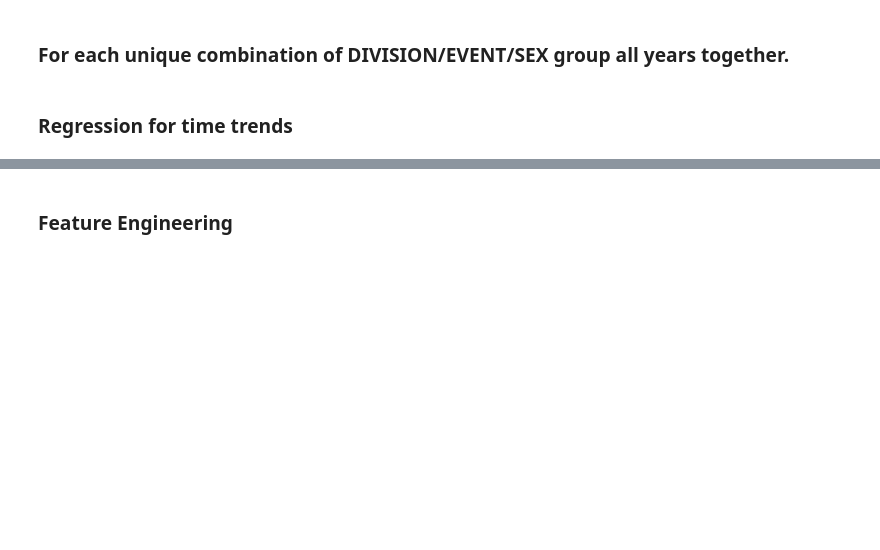
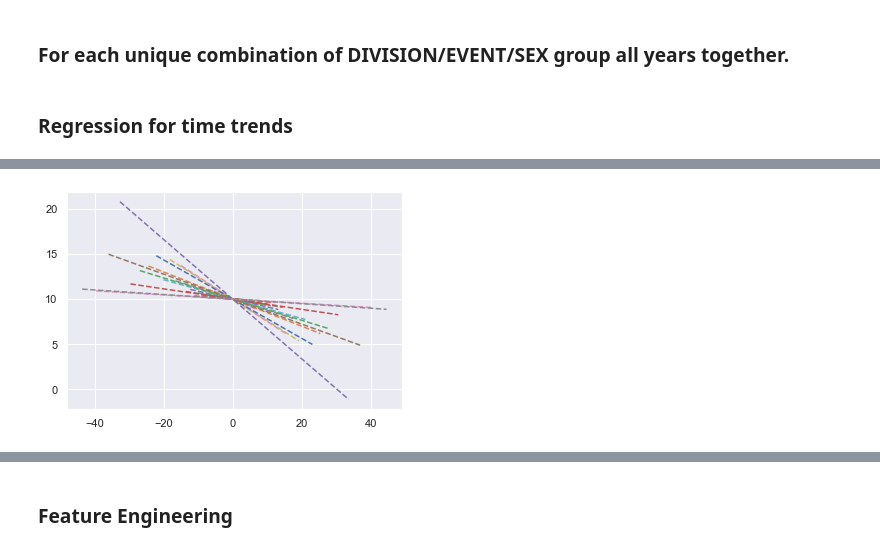
Before and after one commit to avisokay/NCAATF, a Jupyter notebook: tfrrs_analyis.ipynb, the cells around one changed output, grey strips where cells are left out. Cells and saved outputs as stored; diff of their text form; code cells hidden in the pictures; blank space fills up the shorter version.

```diff
--- a/tfrrs_analyis.ipynb
+++ b/tfrrs_analyis.ipynb
@@ -107,0 +132,12 @@ ValueError: The truth value of a Series is ambiguous. Use a.empty, a.bool(), a.i
+# %%
+def abline(slope, intercept):
+    """Plot a line from slope and intercept"""
+    axes = plt.gca()
+    x_vals = np.array(axes.get_xlim())
+    y_vals = intercept + slope * x_vals
+    plt.plot(x_vals, y_vals, '--')
+# %%
+for i in sprint_slope:
+    abline(i, 10)
+# %% [output]
+[figure, added]
```
Also changed, not shown: parts of 22 cells of this notebook.
